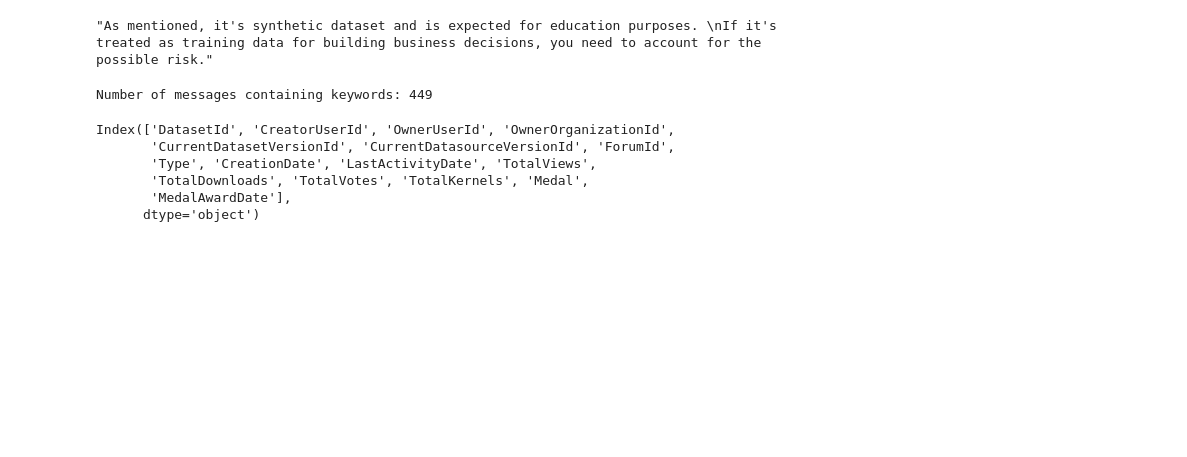
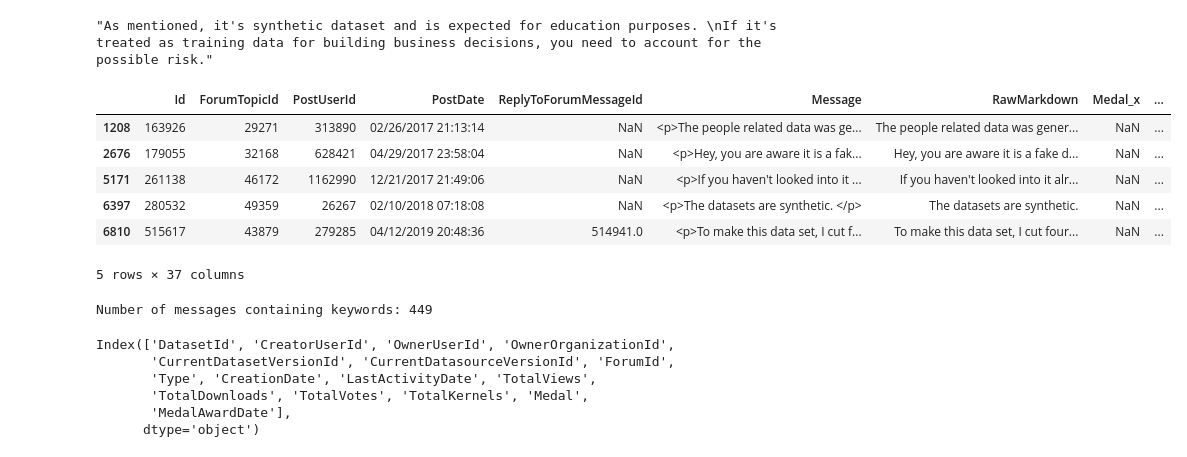
Before and after one commit to emilhar/SAL242F, a Jupyter notebook: exercises/exercise_2/sal242f_exercise2.ipynb, the cells around one changed output. Drawn from its saved outputs; the diff is of its cells as text; code cells hidden in the pictures; blank space fills up the shorter version.

```diff
--- a/exercises/exercise_2/sal242f_exercise2.ipynb
+++ b/exercises/exercise_2/sal242f_exercise2.ipynb
@@ -42,6 +67,16 @@ specific_hits = dataset_comments[
 specific_hits.iloc[200].RawMarkdown
 # %% [output]
 "As mentioned, it's synthetic dataset and is expected for education purposes. \nIf it's treated as training data for building business decisions, you need to account for the possible risk."
+# %%
+specific_hits.head(5)
+# %% [output]
+|  | Id | ForumTopicId | PostUserId | PostDate | ReplyToForumMessageId | Message | RawMarkdown | Medal_x | ... |
+| 1208 | 163926 | 29271 | 313890 | 02/26/2017 21:13:14 | NaN | <p>The people related data was ge... | The people related data was gener... | NaN | ... |
+| 2676 | 179055 | 32168 | 628421 | 04/29/2017 23:58:04 | NaN | <p>Hey, you are aware it is a fak... | Hey, you are aware it is a fake d... | NaN | ... |
+| 5171 | 261138 | 46172 | 1162990 | 12/21/2017 21:49:06 | NaN | <p>If you haven't looked into it ... | If you haven't looked into it alr... | NaN | ... |
+| 6397 | 280532 | 49359 | 26267 | 02/10/2018 07:18:08 | NaN | <p>The datasets are synthetic. </p> | The datasets are synthetic. | NaN | ... |
+| 6810 | 515617 | 43879 | 279285 | 04/12/2019 20:48:36 | 514941.0 | <p>To make this data set, I cut f... | To make this data set, I cut four... | NaN | ... |
+5 rows × 37 columns
 # %%
 print('Number of messages containing keywords:', specific_hits.shape[0])
 # %% [output]
```
Also changed, not shown: parts of 7 cells of this notebook, 2 other files.
